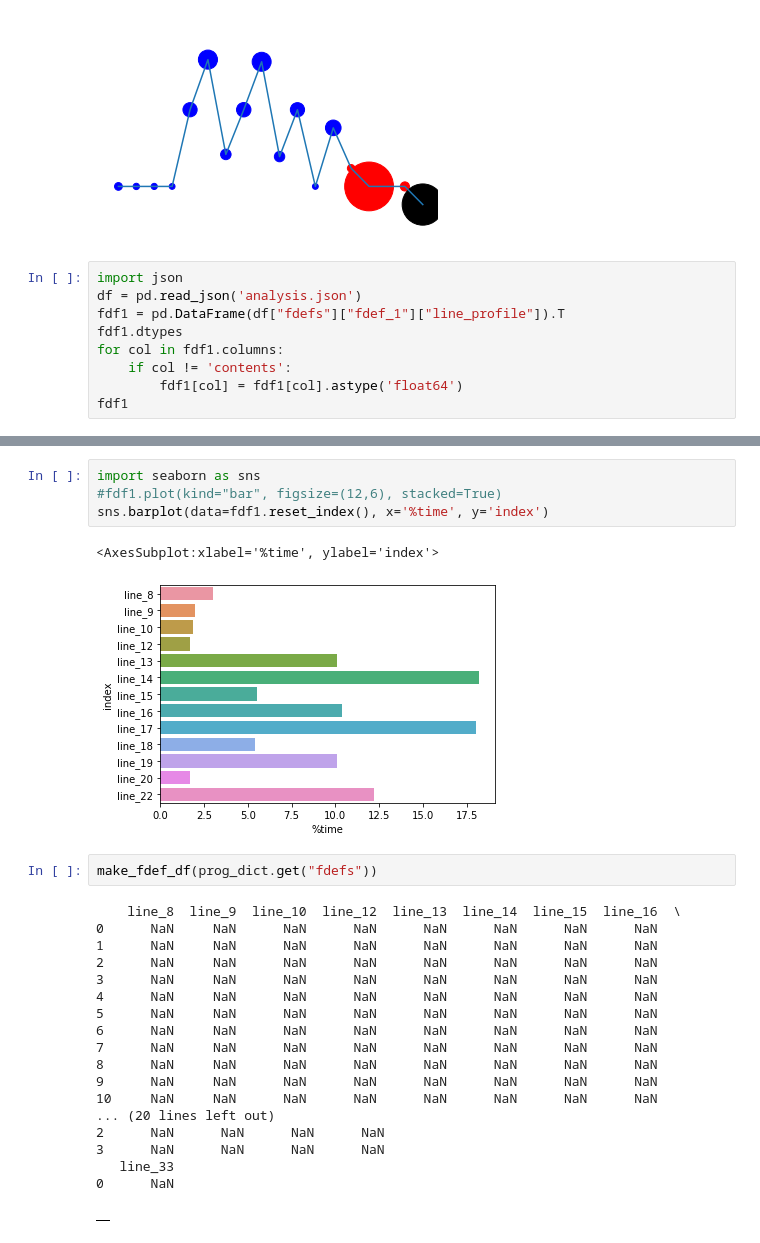
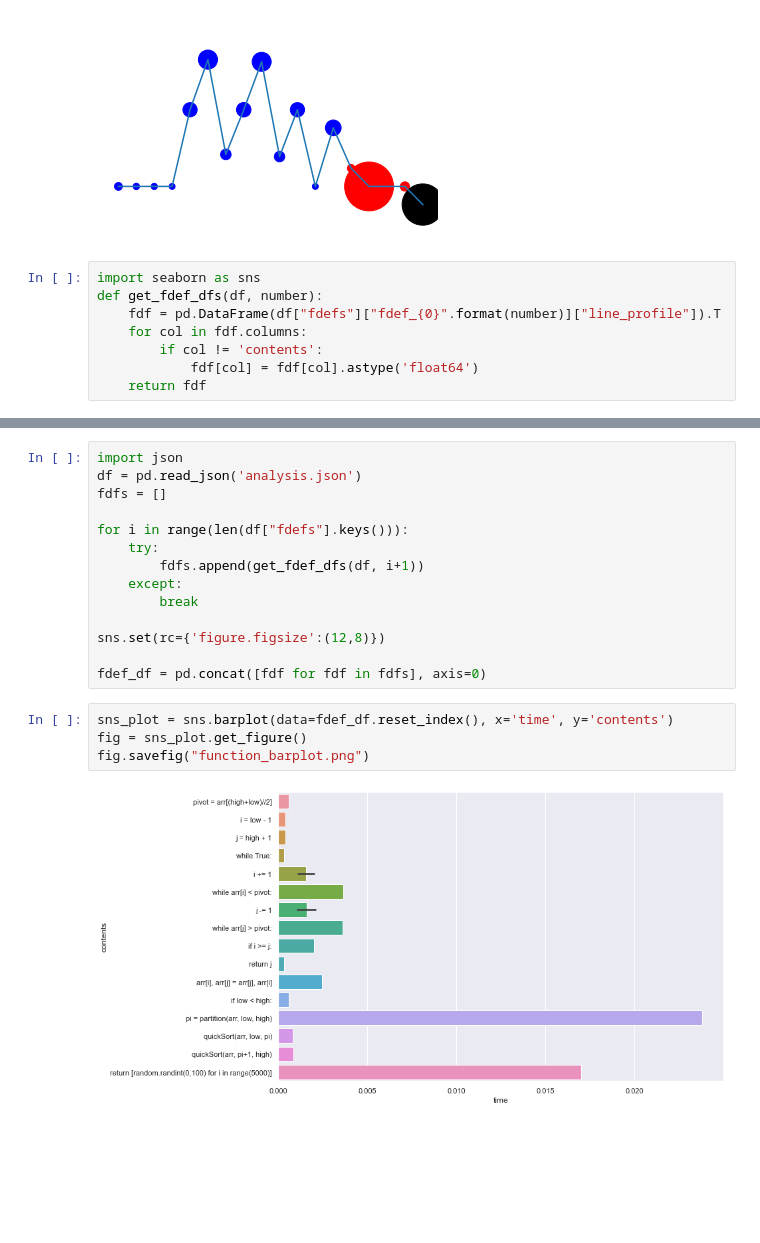
Before and after one commit to Lockers13/codagio, a Jupyter notebook: mpl_drafts.ipynb, the cells around one changed output, grey strips where cells are left out. Cells and saved outputs as stored; diff of their text form; blank space fills up the shorter version.

Commit message:
Committing jupyer notebook: rudimentary data analysis

```diff
--- a/mpl_drafts.ipynb
+++ b/mpl_drafts.ipynb
@@ -107,11 +107,10 @@ scatter_fdef_info(prog_dict.get("fdefs"))
 # %% [output]
 [figure]
 # %%
-import json
-df = pd.read_json('analysis.json')
-fdf1 = pd.DataFrame(df["fdefs"]["fdef_1"]["line_profile"]).T
-fdf1.dtypes
-for col in fdf1.columns:
-    if col != 'contents':
-        fdf1[col] = fdf1[col].astype('float64')
-fdf1
+import seaborn as sns
+def get_fdef_dfs(df, number):
+    fdf = pd.DataFrame(df["fdefs"]["fdef_{0}".format(number)]["line_profile"]).T
+    for col in fdf.columns:
+        if col != 'contents':
+            fdf[col] = fdf[col].astype('float64')
+    return fdf
@@ -133,28 +117,20 @@ fdf1
-# %%
-import seaborn as sns
-#fdf1.plot(kind="bar", figsize=(12,6), stacked=True)
-sns.barplot(data=fdf1.reset_index(), x='%time', y='index')
-# %% [output]
-<AxesSubplot:xlabel='%time', ylabel='index'>
-[figure, removed]
-# %%
-make_fdef_df(prog_dict.get("fdefs"))
-# %% [output]
-    line_8  line_9  line_10  line_12  line_13  line_14  line_15  line_16  \
-0      NaN     NaN      NaN      NaN      NaN      NaN      NaN      NaN
-1      NaN     NaN      NaN      NaN      NaN      NaN      NaN      NaN
-2      NaN     NaN      NaN      NaN      NaN      NaN      NaN      NaN
-3      NaN     NaN      NaN      NaN      NaN      NaN      NaN      NaN
-4      NaN     NaN      NaN      NaN      NaN      NaN      NaN      NaN
-5      NaN     NaN      NaN      NaN      NaN      NaN      NaN      NaN
-6      NaN     NaN      NaN      NaN      NaN      NaN      NaN      NaN
-7      NaN     NaN      NaN      NaN      NaN      NaN      NaN      NaN
-8      NaN     NaN      NaN      NaN      NaN      NaN      NaN      NaN
-9      NaN     NaN      NaN      NaN      NaN      NaN      NaN      NaN
-10     NaN     NaN      NaN      NaN      NaN      NaN      NaN      NaN
-... (20 lines left out)
-2      NaN      NaN      NaN      NaN
-3      NaN      NaN      NaN      NaN
-   line_33
-0      NaN
-|  |
+# %%
+import json
+df = pd.read_json('analysis.json')
+fdfs = []
+
+for i in range(len(df["fdefs"].keys())):
+    try:
+        fdfs.append(get_fdef_dfs(df, i+1))
+    except:
+        break
+
+sns.set(rc={'figure.figsize':(12,8)})
+
+fdef_df = pd.concat([fdf for fdf in fdfs], axis=0)
+# %%
+sns_plot = sns.barplot(data=fdef_df.reset_index(), x='time', y='contents')
+fig = sns_plot.get_figure()
+fig.savefig("function_barplot.png")
+# %% [output]
+[figure, added]
```
Also changed, not shown: parts of 3 cells of this notebook.
